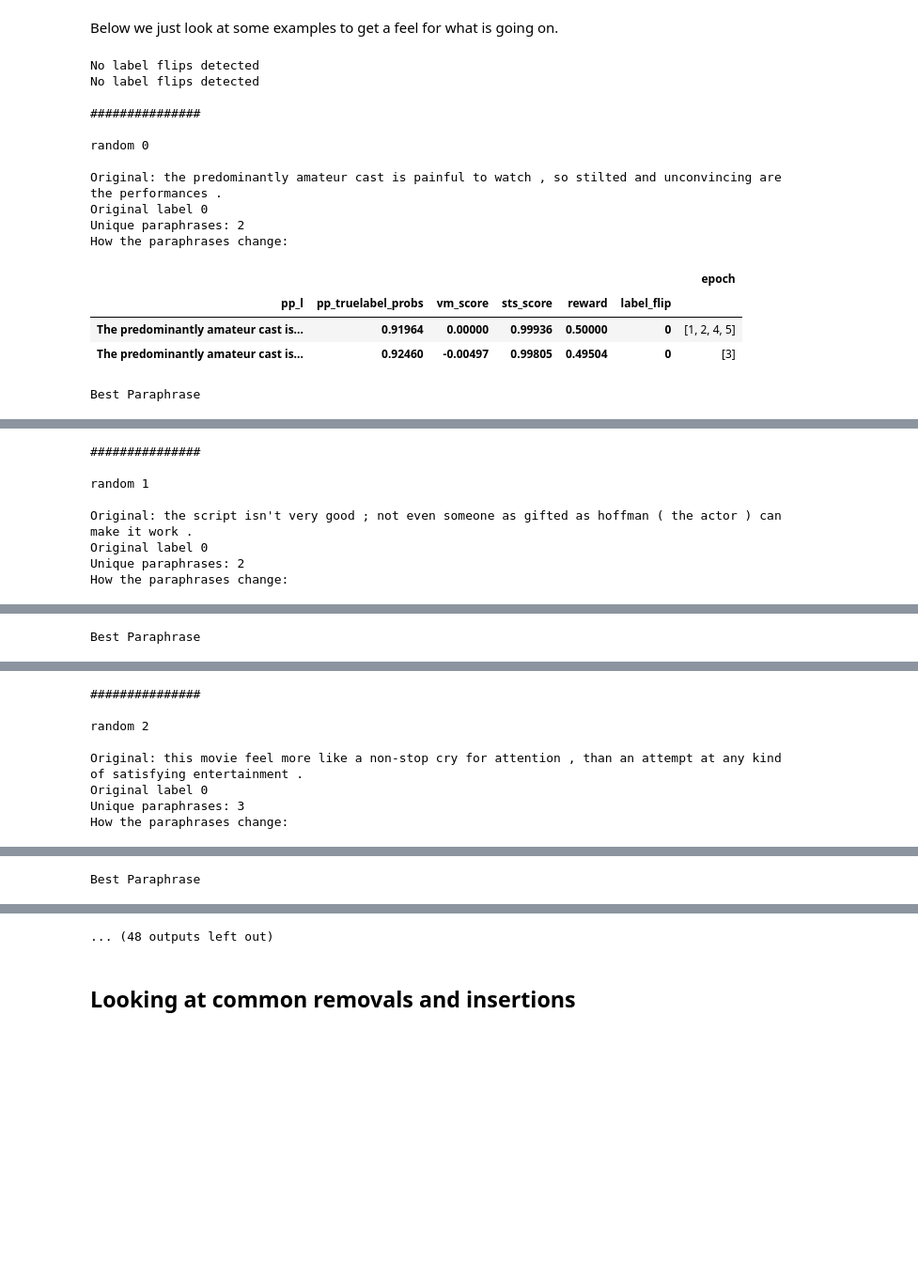
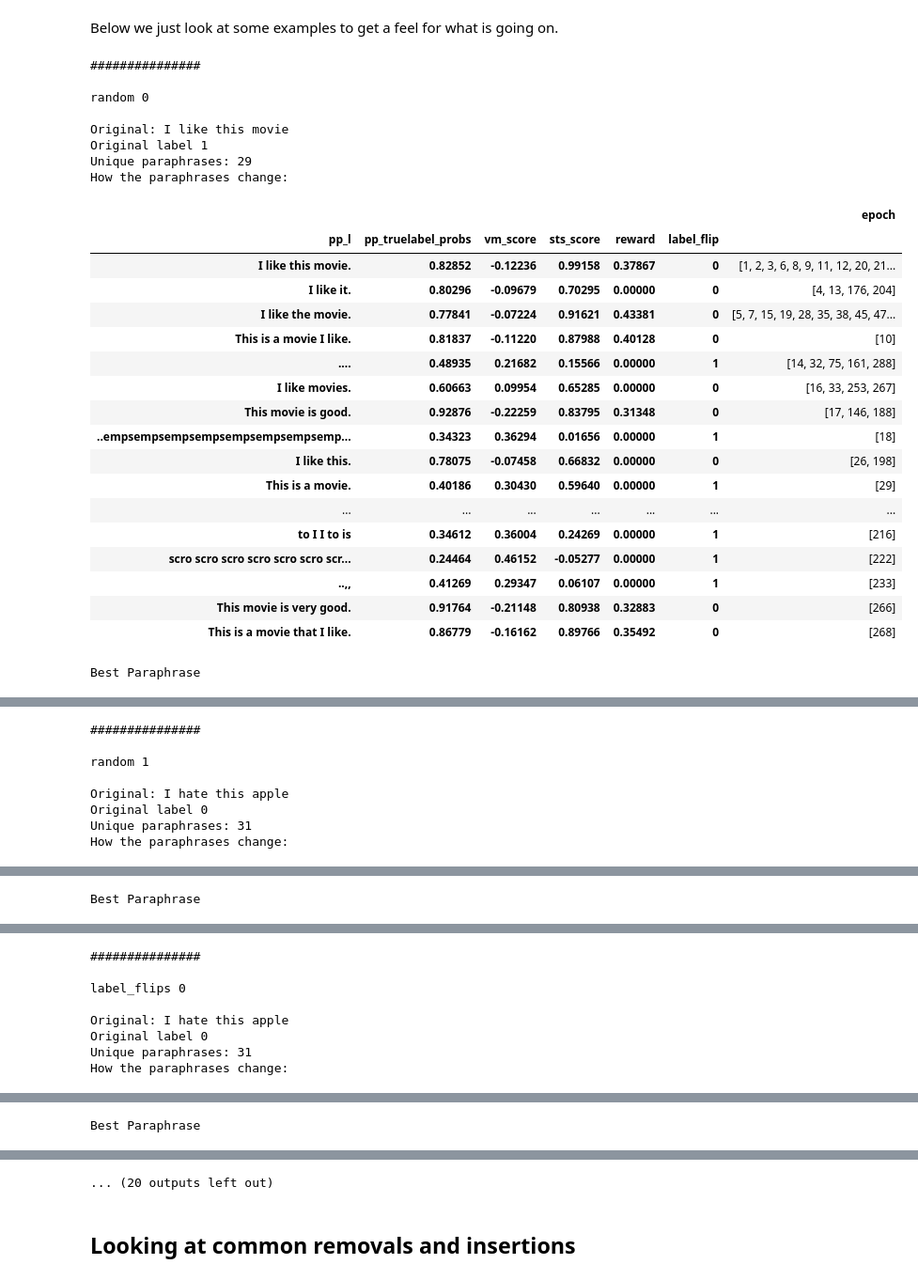
Before and after one commit to puzzler10/travis_attack, a Jupyter notebook: show_examples.ipynb, the cells around one changed output, grey strips where cells are left out. Shown at 94% size. Saved outputs shown, nothing was run; the diff lists cells and outputs as text; code cells hidden in the pictures; blank space fills up the shorter version.

```diff
--- a/show_examples.ipynb
+++ b/show_examples.ipynb
@@ -76,24 +76,36 @@ def print_interesting_text_stats(df, n):
         for i in range(n):
             print_stats(df, idx_d, key,i)
 # %%
+split = 'training_step'
 df_d = get_training_dfs(path_run, postprocessed=True)
-idx_d = get_interesting_idx(df_d['training_step'], n=5)
-print_interesting_text_stats(df_d['training_step'], n=5)
+idx_d = get_interesting_idx(df_d[split], n=2)
+print_interesting_text_stats(df_d[split], n=2)
 # %% [output]
-No label flips detected
-No label flips detected
-
 ###############
 
 random 0
 
-Original: the predominantly amateur cast is painful to watch , so stilted and unconvincing are the performances .
-Original label 0
-Unique paraphrases: 2
+Original: I like this movie
+Original label 1
+Unique paraphrases: 29
 How the paraphrases change:
 |  |  |  |  |  |  | epoch |
 | pp_l | pp_truelabel_probs | vm_score | sts_score | reward | label_flip |  |
-| The predominantly amateur cast is... | 0.91964 | 0.00000 | 0.99936 | 0.50000 | 0 | [1, 2, 4, 5] |
-| The predominantly amateur cast is... | 0.92460 | -0.00497 | 0.99805 | 0.49504 | 0 | [3] |
+| I like this movie. | 0.82852 | -0.12236 | 0.99158 | 0.37867 | 0 | [1, 2, 3, 6, 8, 9, 11, 12, 20, 21... |
+| I like it. | 0.80296 | -0.09679 | 0.70295 | 0.00000 | 0 | [4, 13, 176, 204] |
+| I like the movie. | 0.77841 | -0.07224 | 0.91621 | 0.43381 | 0 | [5, 7, 15, 19, 28, 35, 38, 45, 47... |
+| This is a movie I like. | 0.81837 | -0.11220 | 0.87988 | 0.40128 | 0 | [10] |
+| .... | 0.48935 | 0.21682 | 0.15566 | 0.00000 | 1 | [14, 32, 75, 161, 288] |
+| I like movies. | 0.60663 | 0.09954 | 0.65285 | 0.00000 | 0 | [16, 33, 253, 267] |
+| This movie is good. | 0.92876 | -0.22259 | 0.83795 | 0.31348 | 0 | [17, 146, 188] |
+| ..empsempsempsempsempsempsempsemp... | 0.34323 | 0.36294 | 0.01656 | 0.00000 | 1 | [18] |
+| I like this. | 0.78075 | -0.07458 | 0.66832 | 0.00000 | 0 | [26, 198] |
+| This is a movie. | 0.40186 | 0.30430 | 0.59640 | 0.00000 | 1 | [29] |
+| ... | ... | ... | ... | ... | ... | ... |
+| to I I to is | 0.34612 | 0.36004 | 0.24269 | 0.00000 | 1 | [216] |
+| scro scro scro scro scro scro scr... | 0.24464 | 0.46152 | -0.05277 | 0.00000 | 1 | [222] |
+| ..,, | 0.41269 | 0.29347 | 0.06107 | 0.00000 | 1 | [233] |
+| This movie is very good. | 0.91764 | -0.21148 | 0.80938 | 0.32883 | 0 | [266] |
+| This is a movie that I like. | 0.86779 | -0.16162 | 0.89766 | 0.35492 | 0 | [268] |
 Best Paraphrase
 |  | idx | epoch | orig_l | pp_l | orig_truelabel_probs | pp_truelabel_probs | pp_predclass_probs | ... |
@@ -102,9 +114,9 @@ Best Paraphrase
 
 random 1
 
-Original: the script isn't very good ; not even someone as gifted as hoffman ( the actor ) can make it work .
+Original: I hate this apple
 Original label 0
-Unique paraphrases: 2
+Unique paraphrases: 31
 How the paraphrases change:
 |  |  |  |  |  |  | epoch |
 | pp_l | pp_truelabel_probs | vm_score | sts_score | reward | label_flip |  |
@@ -116,10 +142,10 @@ Best Paraphrase
 ###############
 
-random 2
+label_flips 0
 
-Original: this movie feel more like a non-stop cry for attention , than an attempt at any kind of satisfying entertainment .
+Original: I hate this apple
 Original label 0
-Unique paraphrases: 3
+Unique paraphrases: 31
 How the paraphrases change:
 |  |  |  |  |  |  | epoch |
 | pp_l | pp_truelabel_probs | vm_score | sts_score | reward | label_flip |  |
@@ -132,4 +171,4 @@ Best Paraphrase
-... (48 outputs left out)
+... (20 outputs left out)
 # %% [markdown]
 ## Looking at common removals and insertions
 # %%
```
Also changed, not shown: parts of 4 cells of this notebook, 51 other files.
